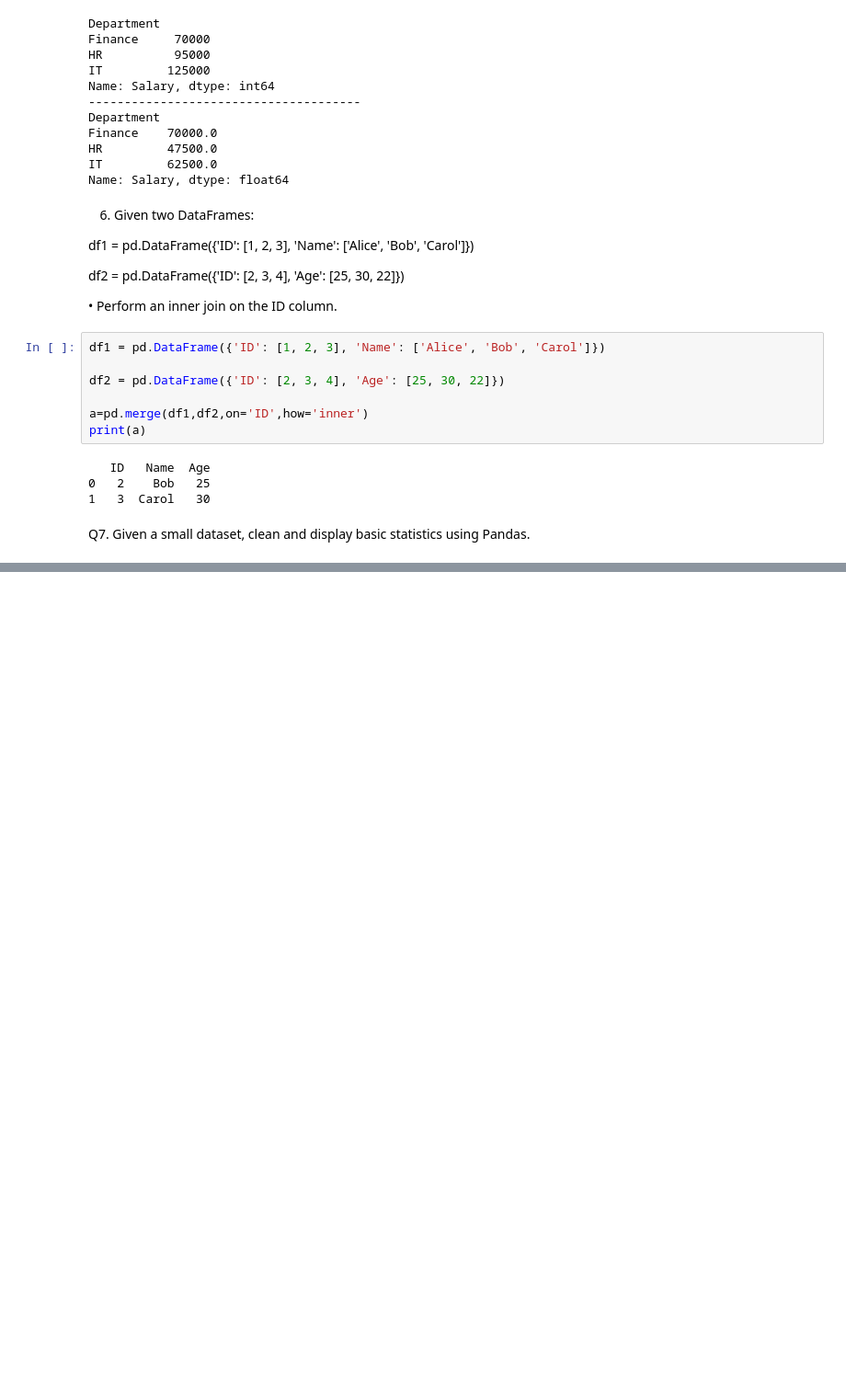
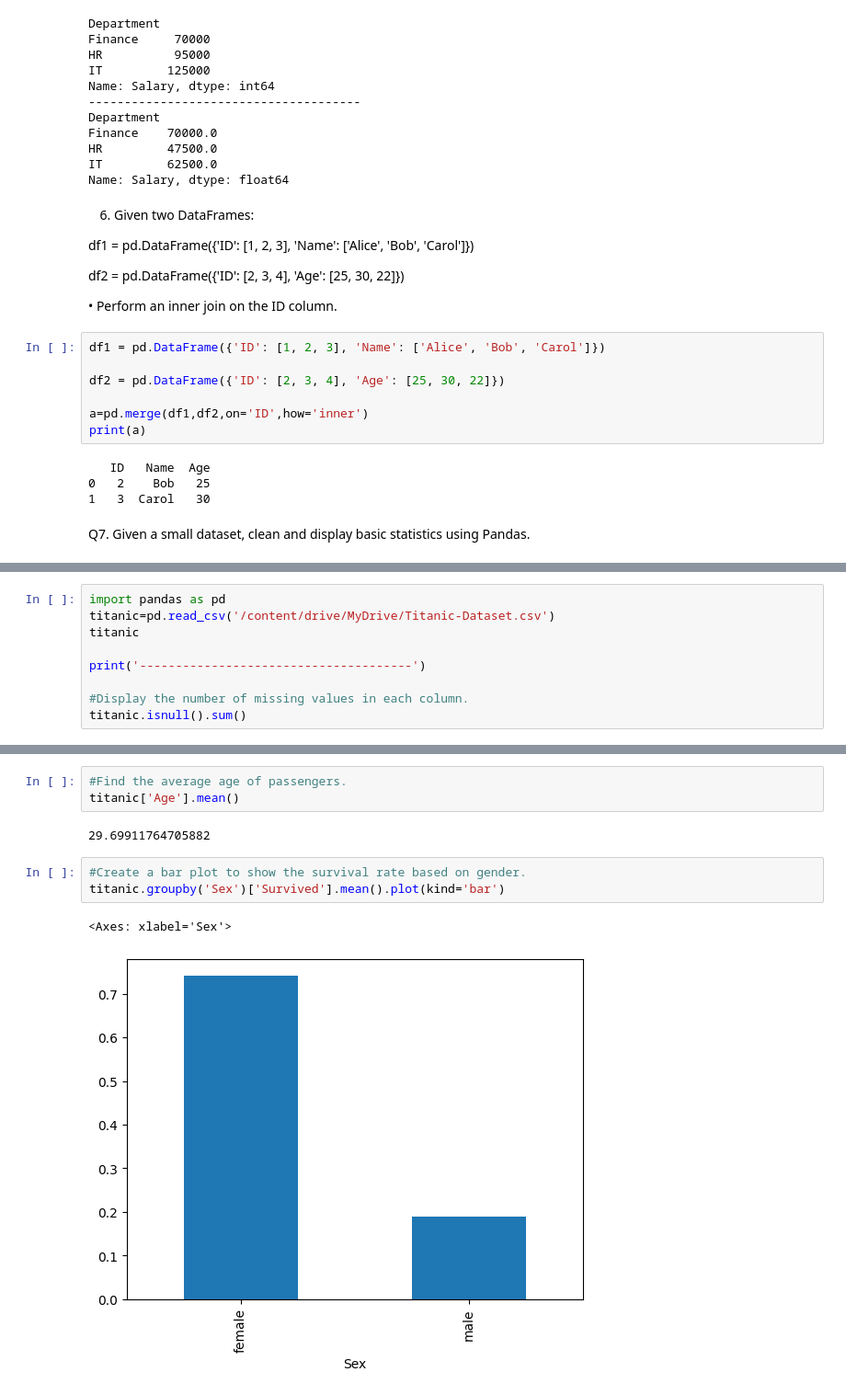
Before and after one commit to tarun1208/BasicML, a Jupyter notebook: Pandas_Assignment.ipynb, the cells around one changed output, grey strips where cells are left out. Shown at 92% size. Drawn from its saved outputs; the diff is of its cells as text; blank space fills up the shorter version.

```diff
--- a/Pandas_Assignment.ipynb
+++ b/Pandas_Assignment.ipynb
@@ -211,0 +275,9 @@ Q7. Given a small dataset, clean and display basic statistics using Pandas.
+# %%
+import pandas as pd
+titanic=pd.read_csv('/content/drive/MyDrive/Titanic-Dataset.csv')
+titanic
+
+print('--------------------------------------')
+
+#Display the number of missing values in each column.
+titanic.isnull().sum()
@@ -211,0 +300,11 @@ Q7. Given a small dataset, clean and display basic statistics using Pandas.
+# %%
+#Find the average age of passengers.
+titanic['Age'].mean()
+# %% [output]
+29.69911764705882
+# %%
+#Create a bar plot to show the survival rate based on gender.
+titanic.groupby('Sex')['Survived'].mean().plot(kind='bar')
+# %% [output]
+<Axes: xlabel='Sex'>
+[figure, added]
```
Also changed, not shown: parts of 6 cells of this notebook.
